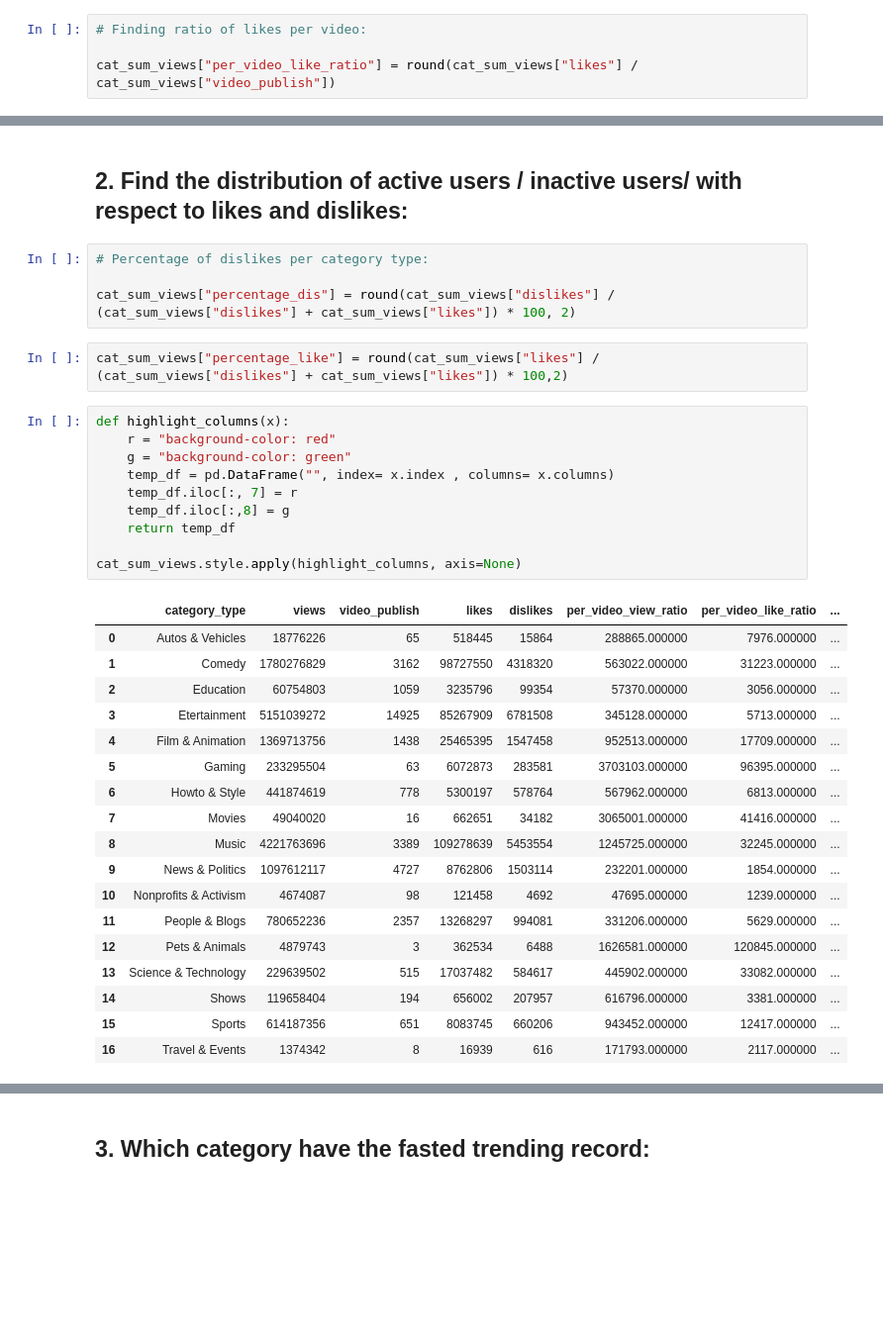
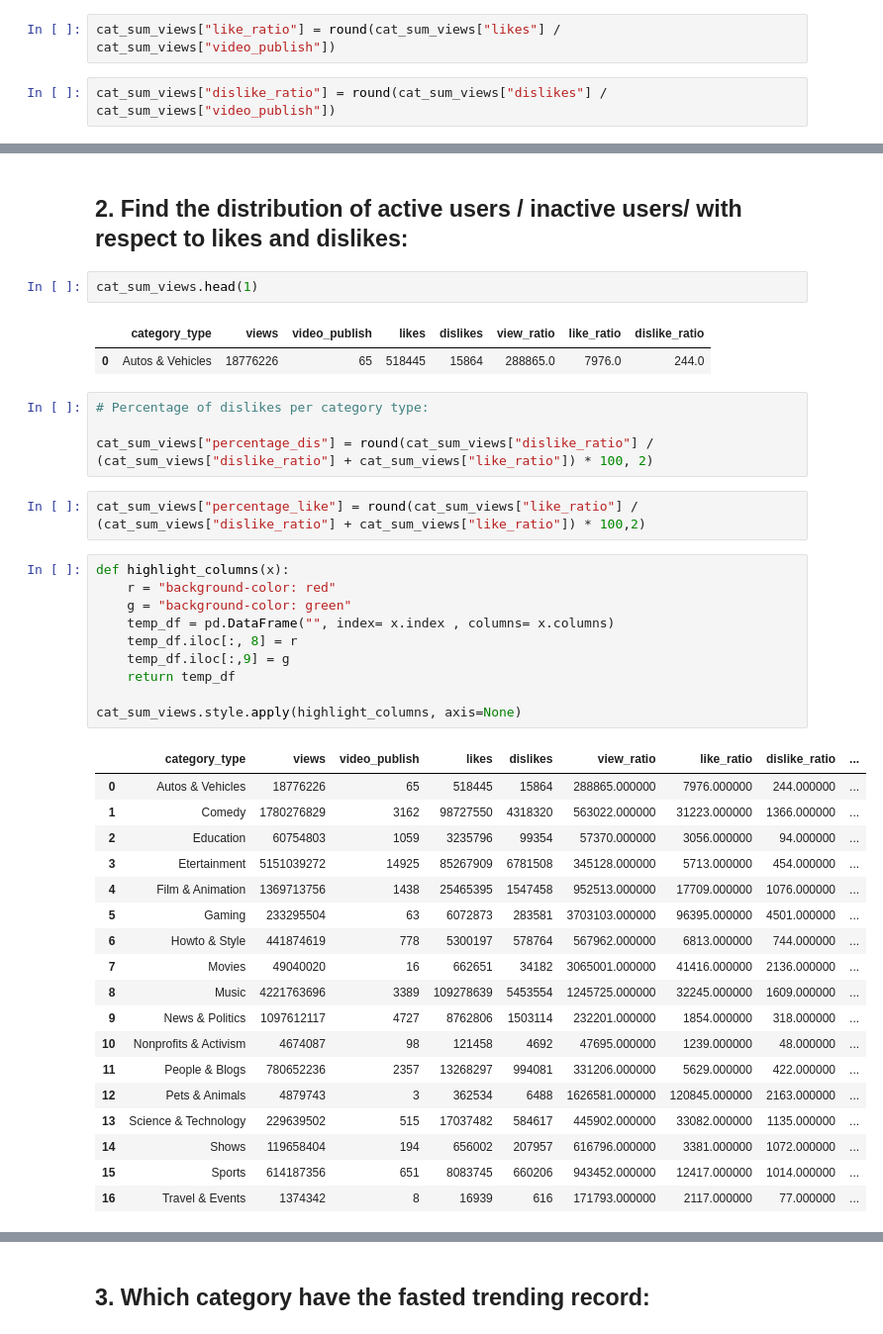
Before and after one commit to RajatASingh/YouTube_India, a Jupyter notebook: YouTube_India.ipynb, the cells around one changed output, grey strips where cells are left out. Shown at 99% size. Cells and saved outputs as stored; diff of their text form; blank space fills up the shorter version.

```diff
--- a/YouTube_India.ipynb
+++ b/YouTube_India.ipynb
@@ -440,7 +553,7 @@ cat_sum_views["per_video_view_ratio"] = round(cat_sum_views["views"] / cat_sum_v
 # %%
-# Finding ratio of likes per video:
-
-cat_sum_views["per_video_like_ratio"] = round(cat_sum_views["likes"] / cat_sum_views["video_publish"])
+cat_sum_views["like_ratio"] = round(cat_sum_views["likes"] / cat_sum_views["video_publish"])
+# %%
+cat_sum_views["dislike_ratio"] = round(cat_sum_views["dislikes"] / cat_sum_views["video_publish"])
 # %%
 cat_sum_views.head()
 # %% [output]
@@ -481,38 +593,43 @@ px.histogram(data_frame= cat_sum_views ,
 # %% [markdown]
 
 <h2 style = "font-family:serif;"> 2. Find the distribution of active users / inactive users/ with respect to likes and dislikes:</h2>
+# %%
+cat_sum_views.head(1)
+# %% [output]
+|  | category_type | views | video_publish | likes | dislikes | view_ratio | like_ratio | dislike_ratio |
+| 0 | Autos & Vehicles | 18776226 | 65 | 518445 | 15864 | 288865.0 | 7976.0 | 244.0 |
 # %%
 # Percentage of dislikes per category type:
 
-cat_sum_views["percentage_dis"] = round(cat_sum_views["dislikes"] / (cat_sum_views["dislikes"] + cat_sum_views["likes"]) * 100, 2)
+cat_sum_views["percentage_dis"] = round(cat_sum_views["dislike_ratio"] / (cat_sum_views["dislike_ratio"] + cat_sum_views["like_ratio"]) * 100, 2)
 # %%
-cat_sum_views["percentage_like"] = round(cat_sum_views["likes"] / (cat_sum_views["dislikes"] + cat_sum_views["likes"]) * 100,2)
+cat_sum_views["percentage_like"] = round(cat_sum_views["like_ratio"] / (cat_sum_views["dislike_ratio"] + cat_sum_views["like_ratio"]) * 100,2)
 # %%
 def highlight_columns(x):
     r = "background-color: red"
     g = "background-color: green"
     temp_df = pd.DataFrame("", index= x.index , columns= x.columns)
-    temp_df.iloc[:, 7] = r
-    temp_df.iloc[:,8] = g
+    temp_df.iloc[:, 8] = r
+    temp_df.iloc[:,9] = g
     return temp_df
 
 cat_sum_views.style.apply(highlight_columns, axis=None)
 # %% [output]
-|  | category_type | views | video_publish | likes | dislikes | per_video_view_ratio | per_video_like_ratio | ... |
-| 0 | Autos & Vehicles | 18776226 | 65 | 518445 | 15864 | 288865.000000 | 7976.000000 | ... |
-| 1 | Comedy | 1780276829 | 3162 | 98727550 | 4318320 | 563022.000000 | 31223.000000 | ... |
-| 2 | Education | 60754803 | 1059 | 3235796 | 99354 | 57370.000000 | 3056.000000 | ... |
-| 3 | Etertainment | 5151039272 | 14925 | 85267909 | 6781508 | 345128.000000 | 5713.000000 | ... |
-| 4 | Film & Animation | 1369713756 | 1438 | 25465395 | 1547458 | 952513.000000 | 17709.000000 | ... |
-| 5 | Gaming | 233295504 | 63 | 6072873 | 283581 | 3703103.000000 | 96395.000000 | ... |
-| 6 | Howto & Style | 441874619 | 778 | 5300197 | 578764 | 567962.000000 | 6813.000000 | ... |
-| 7 | Movies | 49040020 | 16 | 662651 | 34182 | 3065001.000000 | 41416.000000 | ... |
-| 8 | Music | 4221763696 | 3389 | 109278639 | 5453554 | 1245725.000000 | 32245.000000 | ... |
-| 9 | News & Politics | 1097612117 | 4727 | 8762806 | 1503114 | 232201.000000 | 1854.000000 | ... |
-| 10 | Nonprofits & Activism | 4674087 | 98 | 121458 | 4692 | 47695.000000 | 1239.000000 | ... |
-| 11 | People & Blogs | 780652236 | 2357 | 13268297 | 994081 | 331206.000000 | 5629.000000 | ... |
-| 12 | Pets & Animals | 4879743 | 3 | 362534 | 6488 | 1626581.000000 | 120845.000000 | ... |
-| 13 | Science & Technology | 229639502 | 515 | 17037482 | 584617 | 445902.000000 | 33082.000000 | ... |
-| 14 | Shows | 119658404 | 194 | 656002 | 207957 | 616796.000000 | 3381.000000 | ... |
-| 15 | Sports | 614187356 | 651 | 8083745 | 660206 | 943452.000000 | 12417.000000 | ... |
-| 16 | Travel & Events | 1374342 | 8 | 16939 | 616 | 171793.000000 | 2117.000000 | ... |
+|  | category_type | views | video_publish | likes | dislikes | view_ratio | like_ratio | dislike_ratio | ... |
+| 0 | Autos & Vehicles | 18776226 | 65 | 518445 | 15864 | 288865.000000 | 7976.000000 | 244.000000 | ... |
+| 1 | Comedy | 1780276829 | 3162 | 98727550 | 4318320 | 563022.000000 | 31223.000000 | 1366.000000 | ... |
+| 2 | Education | 60754803 | 1059 | 3235796 | 99354 | 57370.000000 | 3056.000000 | 94.000000 | ... |
+| 3 | Etertainment | 5151039272 | 14925 | 85267909 | 6781508 | 345128.000000 | 5713.000000 | 454.000000 | ... |
+| 4 | Film & Animation | 1369713756 | 1438 | 25465395 | 1547458 | 952513.000000 | 17709.000000 | 1076.000000 | ... |
+| 5 | Gaming | 233295504 | 63 | 6072873 | 283581 | 3703103.000000 | 96395.000000 | 4501.000000 | ... |
+| 6 | Howto & Style | 441874619 | 778 | 5300197 | 578764 | 567962.000000 | 6813.000000 | 744.000000 | ... |
+| 7 | Movies | 49040020 | 16 | 662651 | 34182 | 3065001.000000 | 41416.000000 | 2136.000000 | ... |
+| 8 | Music | 4221763696 | 3389 | 109278639 | 5453554 | 1245725.000000 | 32245.000000 | 1609.000000 | ... |
+| 9 | News & Politics | 1097612117 | 4727 | 8762806 | 1503114 | 232201.000000 | 1854.000000 | 318.000000 | ... |
+| 10 | Nonprofits & Activism | 4674087 | 98 | 121458 | 4692 | 47695.000000 | 1239.000000 | 48.000000 | ... |
+| 11 | People & Blogs | 780652236 | 2357 | 13268297 | 994081 | 331206.000000 | 5629.000000 | 422.000000 | ... |
+| 12 | Pets & Animals | 4879743 | 3 | 362534 | 6488 | 1626581.000000 | 120845.000000 | 2163.000000 | ... |
+| 13 | Science & Technology | 229639502 | 515 | 17037482 | 584617 | 445902.000000 | 33082.000000 | 1135.000000 | ... |
+| 14 | Shows | 119658404 | 194 | 656002 | 207957 | 616796.000000 | 3381.000000 | 1072.000000 | ... |
+| 15 | Sports | 614187356 | 651 | 8083745 | 660206 | 943452.000000 | 12417.000000 | 1014.000000 | ... |
+| 16 | Travel & Events | 1374342 | 8 | 16939 | 616 | 171793.000000 | 2117.000000 | 77.000000 | ... |
```
Also changed, not shown: parts of 89 cells of this notebook.
